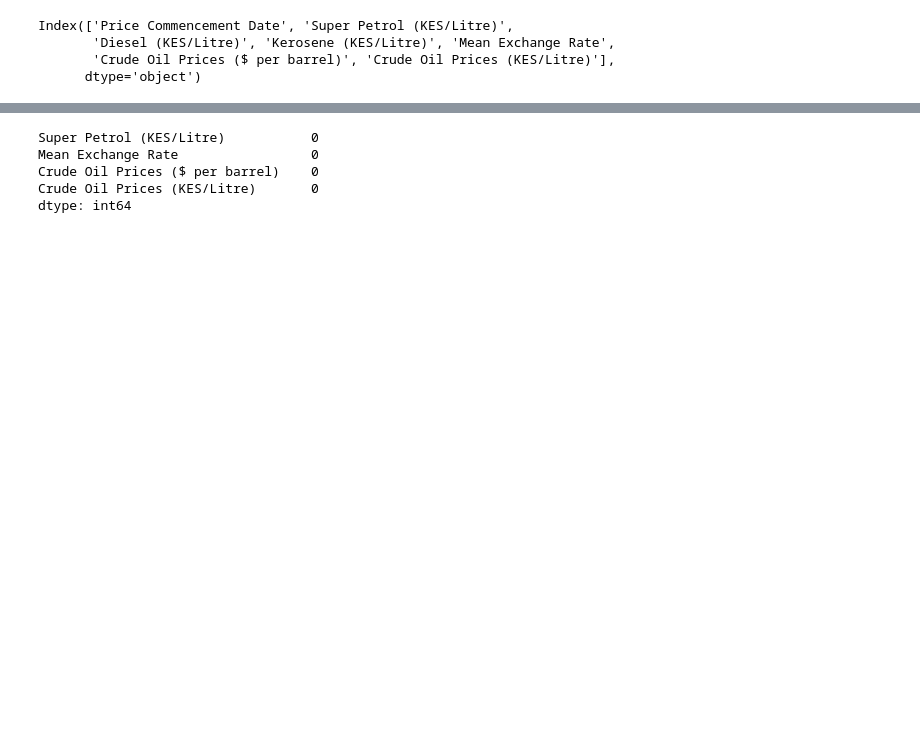
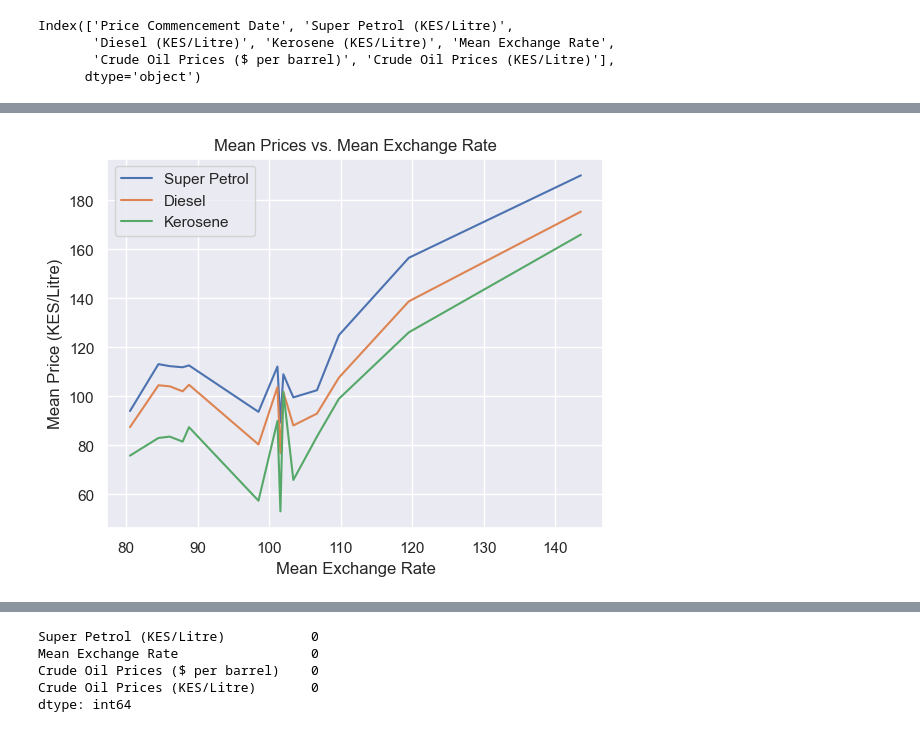
Before and after one commit to patel-mark/Fuel-prices-predictor-using-Machine-Learning, a Jupyter notebook: Fuel prices predictor using Machine Learning.ipynb, the cells around one changed output, grey strips where cells are left out. Cells and saved outputs as stored; diff of their text form; code cells hidden in the pictures; blank space fills up the shorter version.

```diff
--- a/Fuel prices predictor using Machine Learning.ipynb
+++ b/Fuel prices predictor using Machine Learning.ipynb
@@ -92,0 +116,8 @@ Index(['Price Commencement Date', 'Super Petrol (KES/Litre)',
+# %%
+# Extract the year from the datetime column
+df['Year'] = df['Price Commencement Date'].dt.year
+# %%
+# Group by year and calculate the mean for numeric columns only
+grouped_df = df.groupby('Year').mean(numeric_only=True)
+
+grouped_df.head()
@@ -92,0 +132,15 @@ Index(['Price Commencement Date', 'Super Petrol (KES/Litre)',
+# %%
+# Plotting
+fig, ax = plt.subplots()
+sns.lineplot(data=grouped_df, x='Mean Exchange Rate', y='Super Petrol (KES/Litre)', label='Super Petrol', ax=ax)
+sns.lineplot(data=grouped_df, x='Mean Exchange Rate', y='Diesel (KES/Litre)', label='Diesel', ax=ax)
+sns.lineplot(data=grouped_df, x='Mean Exchange Rate', y='Kerosene (KES/Litre)', label='Kerosene', ax=ax)
+
+ax.set_xlabel('Mean Exchange Rate')
+ax.set_ylabel('Mean Price (KES/Litre)')
+ax.set_title('Mean Prices vs. Mean Exchange Rate')
+
+plt.legend()
+plt.show()
+# %% [output]
+[figure, added]
```
Also changed, not shown: parts of 7 cells of this notebook, 1 other file.
